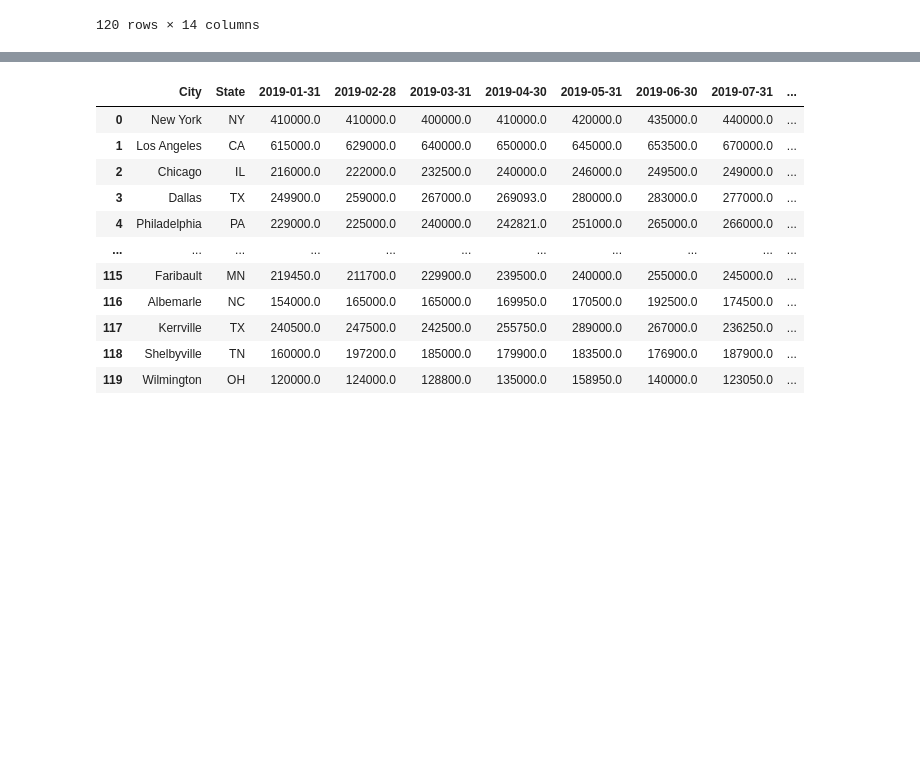
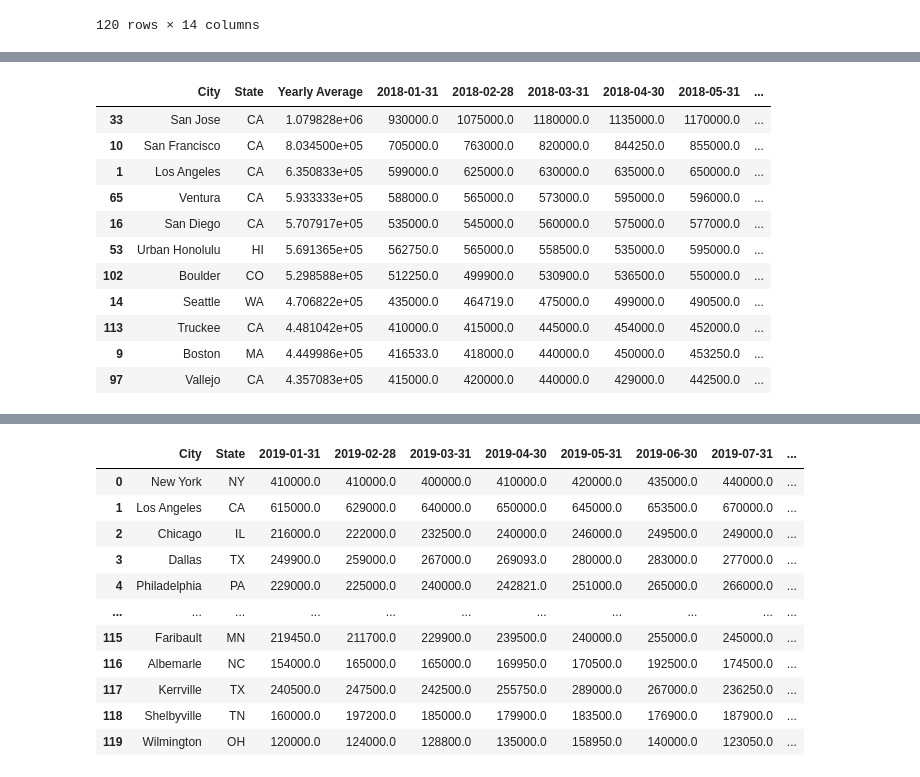
Before and after one commit to stellakk75/HousingMarketCOVID-19Project, a Jupyter notebook: HousingAnalysis.ipynb, the cells around one changed output, grey strips where cells are left out. Saved outputs shown, nothing was run; the diff lists cells and outputs as text; code cells hidden in the pictures; blank space fills up the shorter version.

```diff
--- a/HousingAnalysis.ipynb
+++ b/HousingAnalysis.ipynb
@@ -40,0 +69,4 @@ housing_2018
+# %%
+#finding the top 10 cities with the highest avg house price
+housing_2018top = housing_2018.nlargest(11, 'Yearly Average')
+housing_2018top['City'].unique
@@ -40,0 +86,15 @@ housing_2018
+# %%
+housing_2018top
+# %% [output]
+|  | City | State | Yearly Average | 2018-01-31 | 2018-02-28 | 2018-03-31 | 2018-04-30 | 2018-05-31 | ... |
+| 33 | San Jose | CA | 1.079828e+06 | 930000.0 | 1075000.0 | 1180000.0 | 1135000.0 | 1170000.0 | ... |
+| 10 | San Francisco | CA | 8.034500e+05 | 705000.0 | 763000.0 | 820000.0 | 844250.0 | 855000.0 | ... |
+| 1 | Los Angeles | CA | 6.350833e+05 | 599000.0 | 625000.0 | 630000.0 | 635000.0 | 650000.0 | ... |
+| 65 | Ventura | CA | 5.933333e+05 | 588000.0 | 565000.0 | 573000.0 | 595000.0 | 596000.0 | ... |
+| 16 | San Diego | CA | 5.707917e+05 | 535000.0 | 545000.0 | 560000.0 | 575000.0 | 577000.0 | ... |
+| 53 | Urban Honolulu | HI | 5.691365e+05 | 562750.0 | 565000.0 | 558500.0 | 535000.0 | 595000.0 | ... |
+| 102 | Boulder | CO | 5.298588e+05 | 512250.0 | 499900.0 | 530900.0 | 536500.0 | 550000.0 | ... |
+| 14 | Seattle | WA | 4.706822e+05 | 435000.0 | 464719.0 | 475000.0 | 499000.0 | 490500.0 | ... |
+| 113 | Truckee | CA | 4.481042e+05 | 410000.0 | 415000.0 | 445000.0 | 454000.0 | 452000.0 | ... |
+| 9 | Boston | MA | 4.449986e+05 | 416533.0 | 418000.0 | 440000.0 | 450000.0 | 453250.0 | ... |
+| 97 | Vallejo | CA | 4.357083e+05 | 415000.0 | 420000.0 | 440000.0 | 429000.0 | 442500.0 | ... |
```
Also changed, not shown: parts of 14 cells of this notebook, 2 other files.
